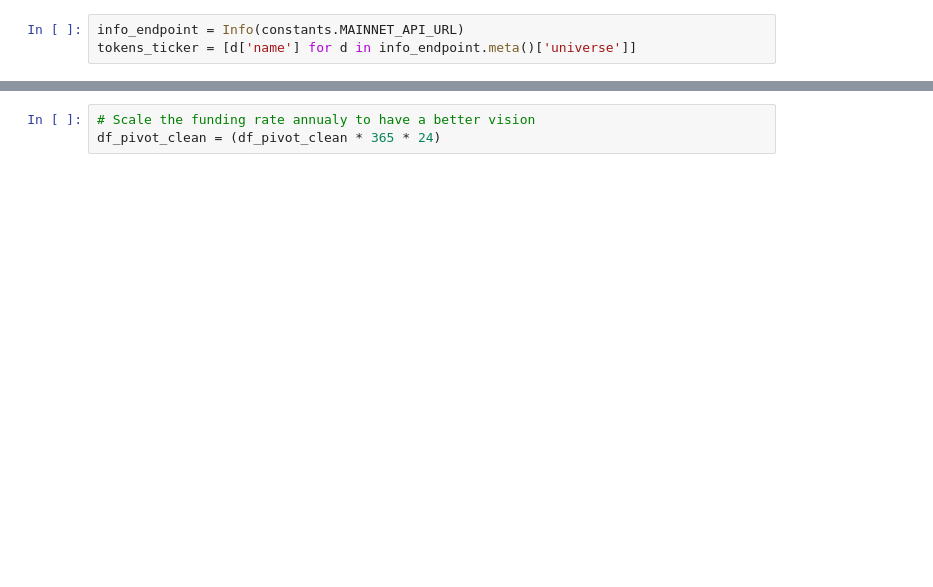
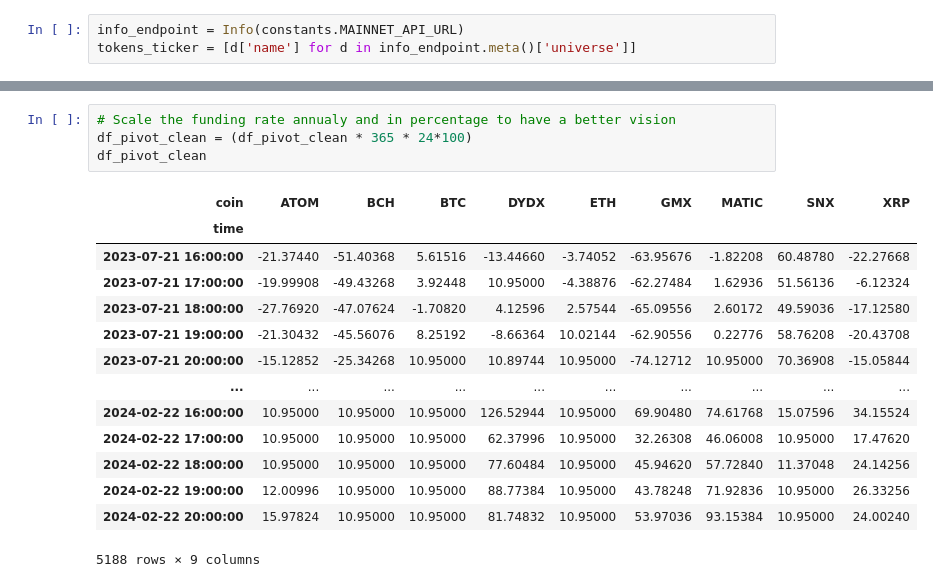
Before and after one commit to thismad/MMExploration, a Jupyter notebook: hyperliquid_exploration.ipynb, the cells around one changed output, grey strips where cells are left out. Drawn from its saved outputs; the diff is of its cells as text; blank space fills up the shorter version.

```diff
--- a/hyperliquid_exploration.ipynb
+++ b/hyperliquid_exploration.ipynb
@@ -148,4 +149,20 @@ df_pivot_clean
 # %%
-# Scale the funding rate annualy to have a better vision
-df_pivot_clean = (df_pivot_clean * 365 * 24)
+# Scale the funding rate annualy and in percentage to have a better vision
+df_pivot_clean = (df_pivot_clean * 365 * 24*100)
+df_pivot_clean
+# %% [output]
+| coin | ATOM | BCH | BTC | DYDX | ETH | GMX | MATIC | SNX | XRP |
+| time |  |  |  |  |  |  |  |  |  |
+| 2023-07-21 16:00:00 | -21.37440 | -51.40368 | 5.61516 | -13.44660 | -3.74052 | -63.95676 | -1.82208 | 60.48780 | -22.27668 |
+| 2023-07-21 17:00:00 | -19.99908 | -49.43268 | 3.92448 | 10.95000 | -4.38876 | -62.27484 | 1.62936 | 51.56136 | -6.12324 |
+| 2023-07-21 18:00:00 | -27.76920 | -47.07624 | -1.70820 | 4.12596 | 2.57544 | -65.09556 | 2.60172 | 49.59036 | -17.12580 |
+| 2023-07-21 19:00:00 | -21.30432 | -45.56076 | 8.25192 | -8.66364 | 10.02144 | -62.90556 | 0.22776 | 58.76208 | -20.43708 |
+| 2023-07-21 20:00:00 | -15.12852 | -25.34268 | 10.95000 | 10.89744 | 10.95000 | -74.12712 | 10.95000 | 70.36908 | -15.05844 |
+| ... | ... | ... | ... | ... | ... | ... | ... | ... | ... |
+| 2024-02-22 16:00:00 | 10.95000 | 10.95000 | 10.95000 | 126.52944 | 10.95000 | 69.90480 | 74.61768 | 15.07596 | 34.15524 |
+| 2024-02-22 17:00:00 | 10.95000 | 10.95000 | 10.95000 | 62.37996 | 10.95000 | 32.26308 | 46.06008 | 10.95000 | 17.47620 |
+| 2024-02-22 18:00:00 | 10.95000 | 10.95000 | 10.95000 | 77.60484 | 10.95000 | 45.94620 | 57.72840 | 11.37048 | 24.14256 |
+| 2024-02-22 19:00:00 | 12.00996 | 10.95000 | 10.95000 | 88.77384 | 10.95000 | 43.78248 | 71.92836 | 10.95000 | 26.33256 |
+| 2024-02-22 20:00:00 | 15.97824 | 10.95000 | 10.95000 | 81.74832 | 10.95000 | 53.97036 | 93.15384 | 10.95000 | 24.00240 |
+5188 rows × 9 columns
 # %%
```
Also changed, not shown: parts of 7 cells of this notebook.
